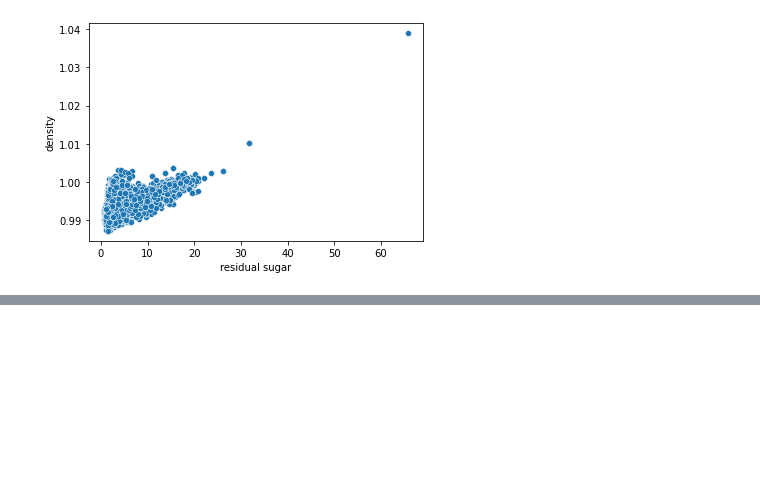
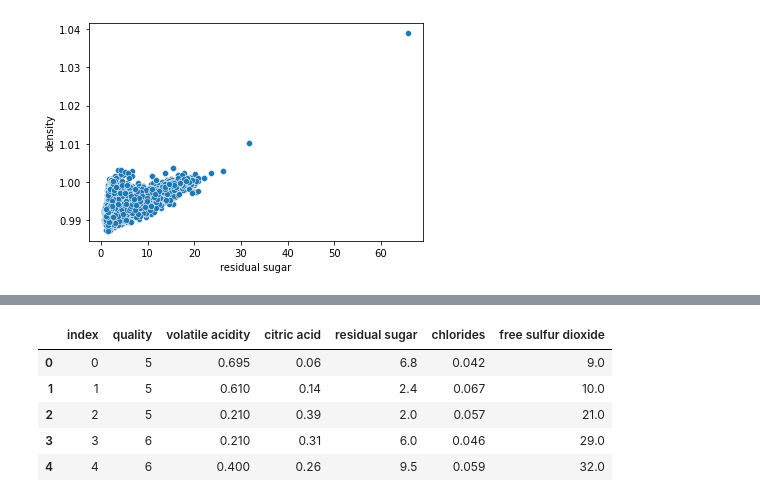
Before and after one commit to seoyeon1/DailyPY, a Jupyter notebook: level 4/EDA-to-Tuning.ipynb, the cells around one changed output, grey strips where cells are left out. Saved outputs shown, nothing was run; the diff lists cells and outputs as text; code cells hidden in the pictures; blank space fills up the shorter version.

```diff
--- a/level 4/EDA-to-Tuning.ipynb
+++ b/level 4/EDA-to-Tuning.ipynb
@@ -69,0 +81,3 @@ sns.scatterplot(x= x_data, y= y_data)
+# %%
+# train data에서 범주형 변수 제거
+train.drop('type',inplace = True,axis=1)
@@ -69,0 +162,6 @@ sns.scatterplot(x= x_data, y= y_data)
+# %%
+# MinMax Scaler - 데이터 변환
+scaler = MinMaxScaler()
+scaler.fit(train)
+
+train_scale = scaler.transform(train)
@@ -69,0 +217,12 @@ sns.scatterplot(x= x_data, y= y_data)
+# %%
+# VIF가 10이상인 변수 제거, 종속변수(quality) 제외
+new_train = train.drop(['alcohol','fixed acidity','total sulfur dioxide','density','pH','sulphates'],axis=1)
+# %%
+new_train.head()
+# %% [output]
+|  | index | quality | volatile acidity | citric acid | residual sugar | chlorides | free sulfur dioxide |
+| 0 | 0 | 5 | 0.695 | 0.06 | 6.8 | 0.042 | 9.0 |
+| 1 | 1 | 5 | 0.610 | 0.14 | 2.4 | 0.067 | 10.0 |
+| 2 | 2 | 5 | 0.210 | 0.39 | 2.0 | 0.057 | 21.0 |
+| 3 | 3 | 6 | 0.210 | 0.31 | 6.0 | 0.046 | 29.0 |
+| 4 | 4 | 6 | 0.400 | 0.26 | 9.5 | 0.059 | 32.0 |
```
Also changed, not shown: parts of 13 cells of this notebook.
